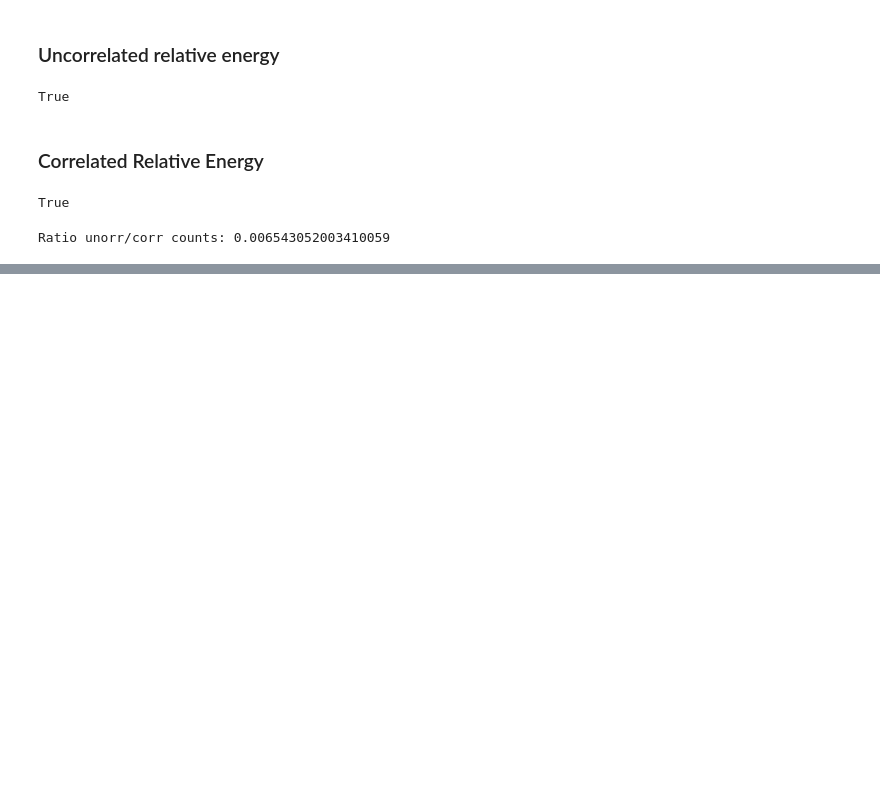
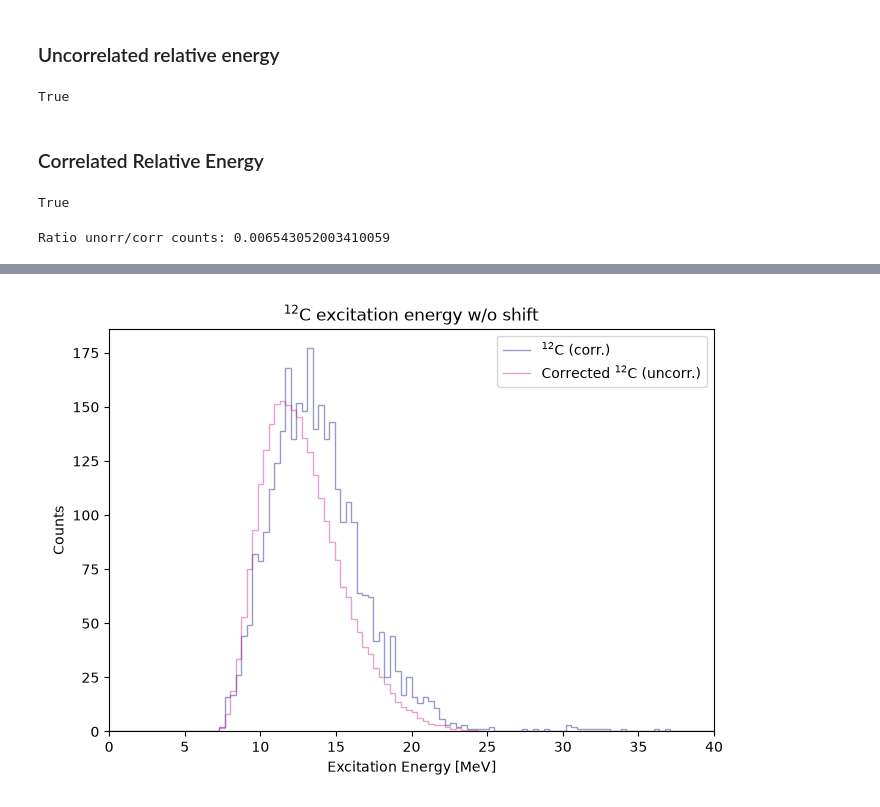
Before and after one commit to singhp99/spyral_notebooks, a Jupyter notebook: event_mixing_12C.ipynb, the cells around one changed output, grey strips where cells are left out. Saved outputs shown, nothing was run; the diff lists cells and outputs as text; code cells hidden in the pictures; blank space fills up the shorter version.

```diff
--- a/event_mixing_12C.ipynb
+++ b/event_mixing_12C.ipynb
@@ -549,0 +556,3 @@ Optimized Parameters (c1, c2): [12.07316174  1.70862639]
+# %%
+grammer.add_hist1d('ex_12c_correlated', 110, (0, 40.0))
+grammer.add_hist1d('ex_12c_uncorrelated', 110, (0, 40.0))
@@ -549,0 +814,88 @@ Optimized Parameters (c1, c2): [12.07316174  1.70862639]
+# %%
+hist_corr = grammer.get_hist1d("ex_12c_correlated")
+hist_uncorr = grammer.get_hist1d("ex_12c_uncorrelated")
+
+corr = np.asarray(hist_corr.counts, dtype=float)
+uncorr = np.asarray(hist_uncorr.counts, dtype=float)
+
+ratio_max = np.max(corr) / np.max(uncorr)
+
+print("Normalization factor =", ratio_max)
+
+uncorr_scaled_2 = uncorr * ratio_max
+
+# print("\n========== DIAGNOSTICS ==========")
+# print("Number of bins:", len(energy))
+# print("Correlated counts:")
+# print("  min =", np.min(corr))
+# print("  max =", np.max(corr))
+# print("Uncorrelated counts:")
+# print("  min =", np.min(uncorr))
+# print("  max =", np.max(uncorr))
+# print("Zero uncorrelated bins:", np.sum(uncorr == 0))
+
+
+uncorr_ex_geq0 = [hist_uncorr.bins[i] for i in range(len(uncorr_scaled_2)) if uncorr_scaled_2[i] > 0]
+# print(uncorr_ex_geq0)
+print(f"First bin with counts for uncorrelated: {uncorr_ex_geq0[0]}")
+
+shifted_bins = hist_uncorr.bins + 4.0 #1.7143
+bin_centers = (shifted_bins[:-1] + shifted_bins[1:]) / 2
+weight = inverse_fermi(bin_centers,*c12_parameters)
+
+uncorr_fermi = uncorr_scaled_2*weight
+# print(hist_uncorr.bins)
+fig, ax = plt.subplots(figsize=(7, 5))
+
+ax.stairs(
+    corr,
+    edges=hist_corr.bins,
+    color="navy",
+    alpha=0.4,
+    label=r"$^{12}$C (corr.)"
+)
+
+# ax.stairs(
+#     uncorr_scaled_2,
+#     edges=hist_uncorr.bins,
+#     color="mediumvioletred",
+#     alpha=0.4,
+#     label=r"$^{16}$O (uncorr.)"
+# )
+
+ax.stairs(
+    uncorr_fermi,
+    edges=hist_uncorr.bins,
+    color="mediumvioletred",
+    alpha=0.4,
+    label=r"Corrected $^{12}$C (uncorr.)"
+)
+
+# uncorr_fermi = np.full_like(uncorr_scaled,uncorr_scaled)
+
+# for i in range(len(uncorr_scaled)):
+#     if i <= 40:
+#         weight = inverse_fermi(hist_uncorr.bins[i],*o16_parameters)
+#         uncorr_fermi[i] = weight * uncorr_scaled[i]
+#     else:
+#         uncorr_fermi[i] = uncorr_scaled[i]
+
+
+# ax.stairs(
+#     uncorr_fermi,
+#     edges=hist_uncorr.bins,
+#     color="black",
+#     alpha=0.4,
+#     label=r"$^{16}$O (uncorr.)"
+# )
+# # ax.axvline(x=hist_uncorr.bins[41])
+
+ax.set_xlabel("Excitation Energy [MeV]")
+ax.set_ylabel("Counts")
+ax.set_title(r"$^{12}$C excitation energy w/o shift")
+ax.set_xlim(0, 40)
+ax.legend()
+
+plt.tight_layout()
+plt.show()
+# %% [output]
@@ -549,0 +904 @@ Optimized Parameters (c1, c2): [12.07316174  1.70862639]
+[figure, added]
```
Also changed, not shown: parts of 9 cells of this notebook, 1 other file.
